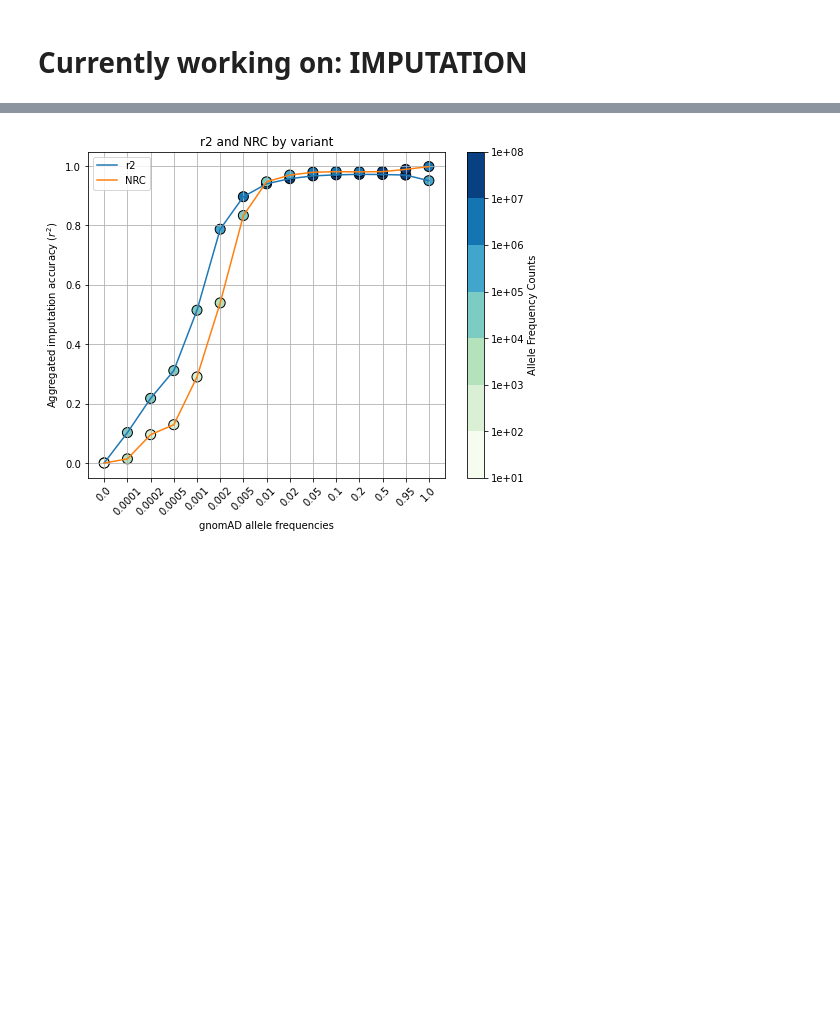
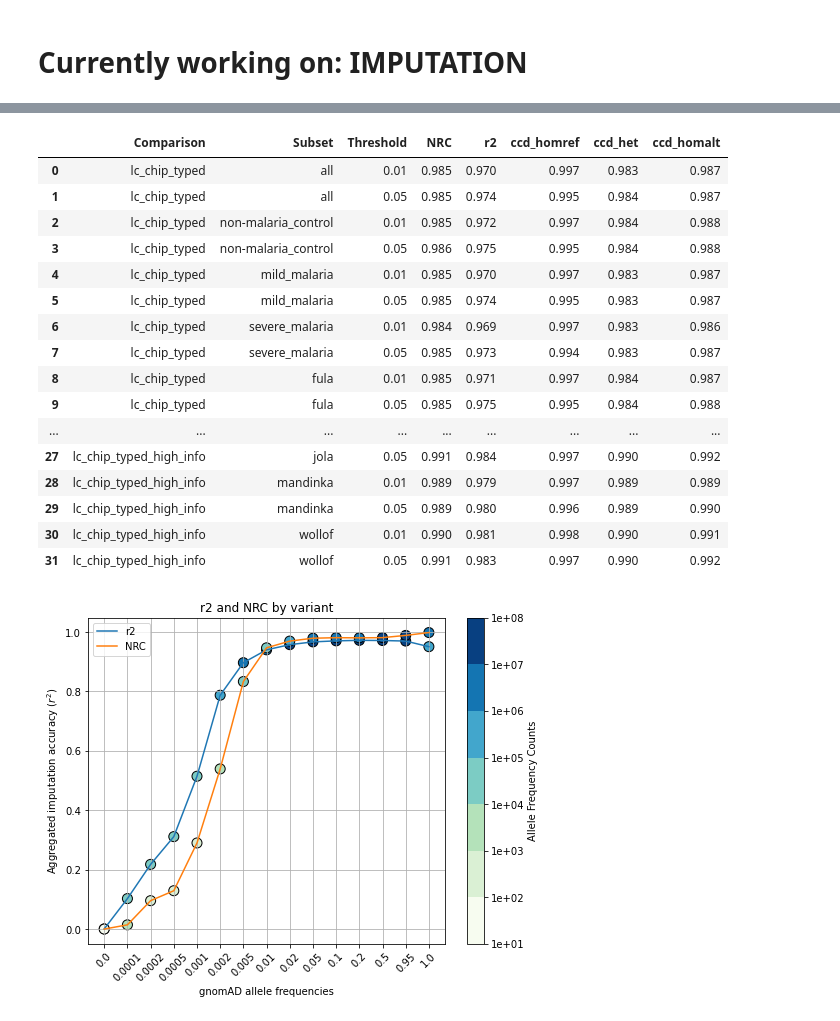
Before and after one commit to Suuuuuuuus/LCWGS_pipeline, a Jupyter notebook: scripts/lcwgs_tmp.ipynb, the cells around one changed output, grey strips where cells are left out. Saved outputs shown, nothing was run; the diff lists cells and outputs as text; code cells hidden in the pictures; blank space fills up the shorter version.

```diff
--- a/scripts/lcwgs_tmp.ipynb
+++ b/scripts/lcwgs_tmp.ipynb
@@ -130,0 +77,23 @@ v_impacc
+# %%
+v_lst = ["results/imputation_comparison/oneKG/lc_chip_typed_high_info/impacc/all_samples/by_sample/chr" + i + ".v.impacc.tsv" for i in chromosomes]
+v_dfs = [pd.read_csv(i, sep = '\t') for i in v_lst]
+v = lcwgsus.average_impacc_by_chr(v_dfs)
+for t in [0.01,0.05]:
+    res = ['lc_chip_typed_high_info', 'all'] + [t] + list(lcwgsus.calculate_imputation_summary_metrics(v, t))
+    sumstats.loc[len(sumstats)] = res
+
+for c in case_controls:
+    v_lst = ["results/imputation_comparison/oneKG/lc_chip_typed_high_info/impacc/by_cc/by_sample/" + c + ".chr" + i + ".v.impacc.tsv" for i in chromosomes]
+    v_dfs = [pd.read_csv(i, sep = '\t') for i in v_lst]
+    v = lcwgsus.average_impacc_by_chr(v_dfs)
+    for t in [0.01,0.05]:
+        res = ['lc_chip_typed_high_info', c] + [t] + list(lcwgsus.calculate_imputation_summary_metrics(v, t))
+        sumstats.loc[len(sumstats)] = res
+
+for e in ethnicities:
+    v_lst = ["results/imputation_comparison/oneKG/lc_chip_typed_high_info/impacc/by_eth/by_sample/" + e + ".chr" + i + ".v.impacc.tsv" for i in chromosomes]
+    v_dfs = [pd.read_csv(i, sep = '\t') for i in v_lst]
+    v = lcwgsus.average_impacc_by_chr(v_dfs)
+    for t in [0.01,0.05]:
+        res = ['lc_chip_typed_high_info', e] + [t] + list(lcwgsus.calculate_imputation_summary_metrics(v, t))
+        sumstats.loc[len(sumstats)] = res
@@ -131,3 +102,23 @@ v_impacc
+# %%
+sumstats
+# %% [output]
+|  | Comparison | Subset | Threshold | NRC | r2 | ccd_homref | ccd_het | ccd_homalt |
+| 0 | lc_chip_typed | all | 0.01 | 0.985 | 0.970 | 0.997 | 0.983 | 0.987 |
+| 1 | lc_chip_typed | all | 0.05 | 0.985 | 0.974 | 0.995 | 0.984 | 0.987 |
+| 2 | lc_chip_typed | non-malaria_control | 0.01 | 0.985 | 0.972 | 0.997 | 0.984 | 0.988 |
+| 3 | lc_chip_typed | non-malaria_control | 0.05 | 0.986 | 0.975 | 0.995 | 0.984 | 0.988 |
+| 4 | lc_chip_typed | mild_malaria | 0.01 | 0.985 | 0.970 | 0.997 | 0.983 | 0.987 |
+| 5 | lc_chip_typed | mild_malaria | 0.05 | 0.985 | 0.974 | 0.995 | 0.983 | 0.987 |
+| 6 | lc_chip_typed | severe_malaria | 0.01 | 0.984 | 0.969 | 0.997 | 0.983 | 0.986 |
+| 7 | lc_chip_typed | severe_malaria | 0.05 | 0.985 | 0.973 | 0.994 | 0.983 | 0.987 |
+| 8 | lc_chip_typed | fula | 0.01 | 0.985 | 0.971 | 0.997 | 0.984 | 0.987 |
+| 9 | lc_chip_typed | fula | 0.05 | 0.985 | 0.975 | 0.995 | 0.984 | 0.988 |
+| ... | ... | ... | ... | ... | ... | ... | ... | ... |
+| 27 | lc_chip_typed_high_info | jola | 0.05 | 0.991 | 0.984 | 0.997 | 0.990 | 0.992 |
+| 28 | lc_chip_typed_high_info | mandinka | 0.01 | 0.989 | 0.979 | 0.997 | 0.989 | 0.989 |
+| 29 | lc_chip_typed_high_info | mandinka | 0.05 | 0.989 | 0.980 | 0.996 | 0.989 | 0.990 |
+| 30 | lc_chip_typed_high_info | wollof | 0.01 | 0.990 | 0.981 | 0.998 | 0.990 | 0.991 |
+| 31 | lc_chip_typed_high_info | wollof | 0.05 | 0.991 | 0.983 | 0.997 | 0.990 | 0.992 |
 # %%
 chromosomes = [str(i) for i in range(1,23)]
 h_lst = ["results/imputation_metrics/lc_chip/by_variant/lc.chip.typed.chr" + i + ".h.impacc.tsv" for i in chromosomes]
```
Also changed, not shown: parts of 4 cells of this notebook, 3 other files.
